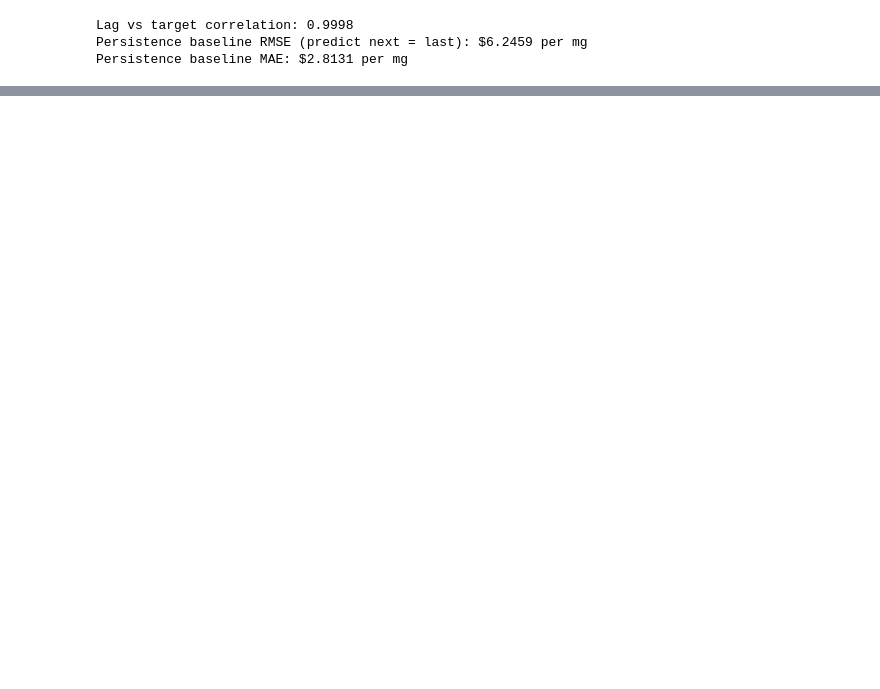
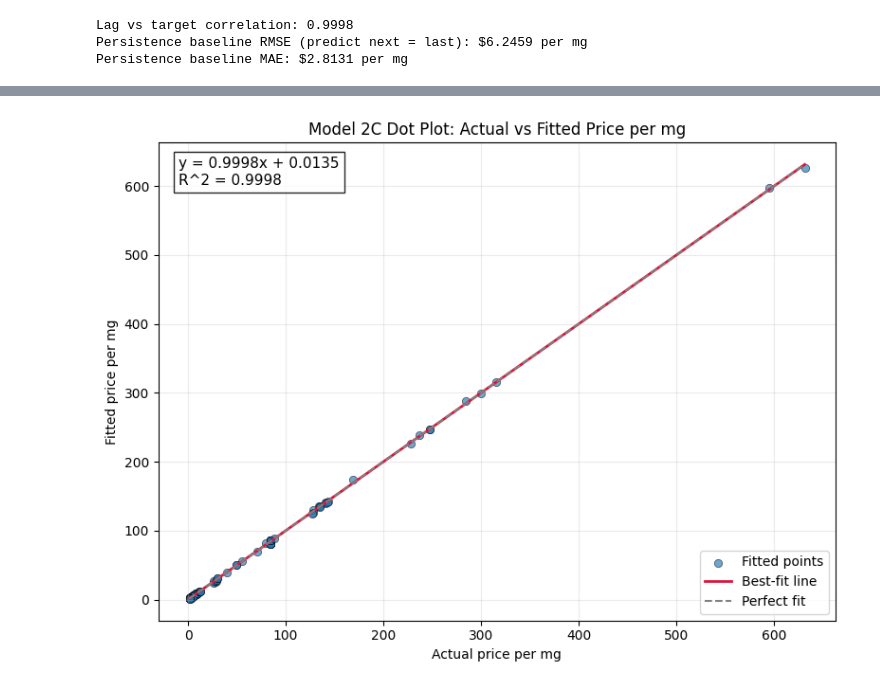
Before and after one commit to remisperando/FDA-dosing, a Jupyter notebook: statistical_testing_price_model.ipynb, the cells around one changed output, grey strips where cells are left out. Saved outputs shown, nothing was run; the diff lists cells and outputs as text; code cells hidden in the pictures; blank space fills up the shorter version.

```diff
--- a/statistical_testing_price_model.ipynb
+++ b/statistical_testing_price_model.ipynb
@@ -890,0 +1302,36 @@ M5B9 (Other Bone Calcium Regulators) (SYRINGE)         7          1.5111    30.6
+# %%
+# MODEL 2C visualization: actual vs fitted for the full-data per-group forecast path
+if 'y2_full' in globals() and 'y2_full_pred' in globals() and len(y2_full) > 1:
+    actual_2c = np.asarray(y2_full, dtype=float)
+    fitted_2c = np.asarray(y2_full_pred, dtype=float)
+
+    # Fit line on the scatter itself: fitted = m * actual + b
+    m_2c, b_2c = np.polyfit(actual_2c, fitted_2c, 1)
+    x_line_2c = np.linspace(actual_2c.min(), actual_2c.max(), 200)
+    y_line_2c = m_2c * x_line_2c + b_2c
+
+    plt.figure(figsize=(8, 6))
+    plt.scatter(actual_2c, fitted_2c, alpha=0.65, edgecolor='black', linewidth=0.5, label='Fitted points')
+    plt.plot(x_line_2c, y_line_2c, color='crimson', linewidth=2, label='Best-fit line')
+
+    # Reference line for perfect fit
+    lim_min_2c = min(actual_2c.min(), fitted_2c.min())
+    lim_max_2c = max(actual_2c.max(), fitted_2c.max())
+    plt.plot([lim_min_2c, lim_max_2c], [lim_min_2c, lim_max_2c], linestyle='--', color='gray', linewidth=1.5, label='Perfect fit')
+
+    eq_text_2c = f"y = {m_2c:.4f}x + {b_2c:.4f}"
+    r2_text_2c = f"R^2 = {r2_model2c:.4f}"
+    plt.text(0.03, 0.97, f"{eq_text_2c}\n{r2_text_2c}", transform=plt.gca().transAxes,
+             fontsize=11, va='top', bbox=dict(facecolor='white', alpha=0.85, edgecolor='black'))
+
+    plt.title('Model 2C Dot Plot: Actual vs Fitted Price per mg')
+    plt.xlabel('Actual price per mg')
+    plt.ylabel('Fitted price per mg')
+    plt.grid(alpha=0.25)
+    plt.legend()
+    plt.tight_layout()
+    plt.show()
+else:
+    print('Run Model 2C first to create y2_full and y2_full_pred.')
+# %% [output]
+[figure, added]
```
Also changed, not shown: parts of 18 cells of this notebook.
